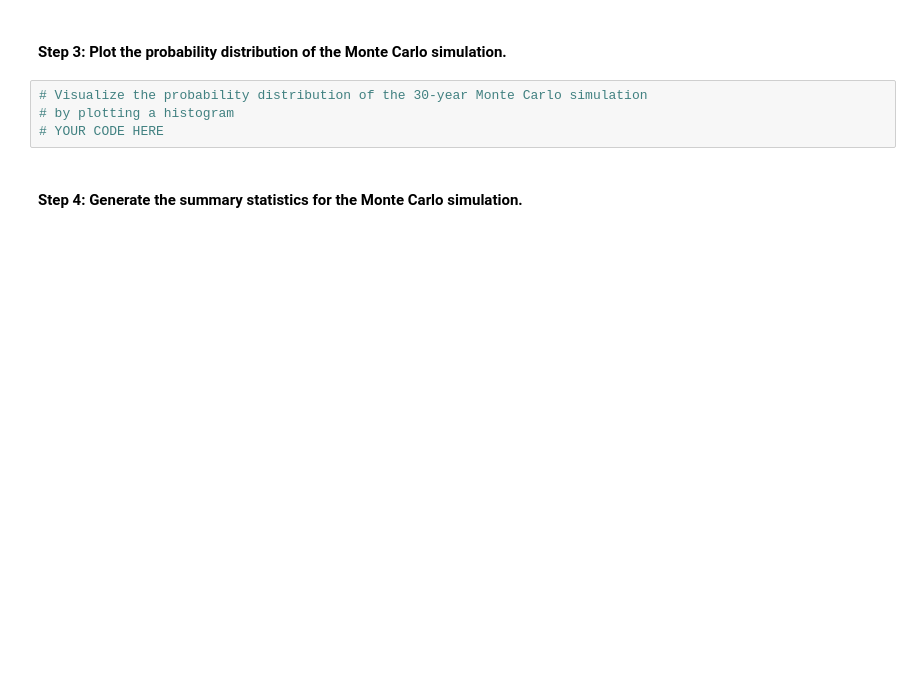
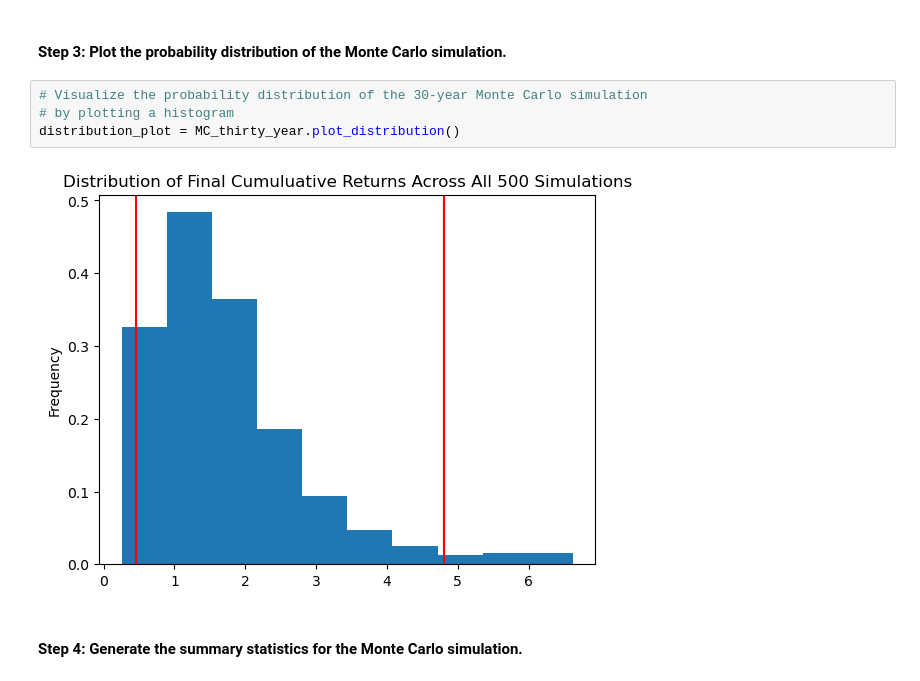
Before and after one commit to Tmccoy22/credit_union_planner, a Jupyter notebook: financial_planning_tools.ipynb, the cells around one changed output. Cells and saved outputs as stored; diff of their text form; blank space fills up the shorter version.

```diff
--- a/financial_planning_tools.ipynb
+++ b/financial_planning_tools.ipynb
@@ -471,7 +551,9 @@ In this section, you’ll use the MCForecastTools library to create a Monte Carl
 # %%
 # Visualize the probability distribution of the 30-year Monte Carlo simulation
 # by plotting a histogram
-# YOUR CODE HERE
+distribution_plot = MC_thirty_year.plot_distribution()
+# %% [output]
+[figure, added]
 # %% [markdown]
 #### Step 4: Generate the summary statistics for the Monte Carlo simulation.
 # %%
```
Also changed, not shown: parts of 28 cells of this notebook.
